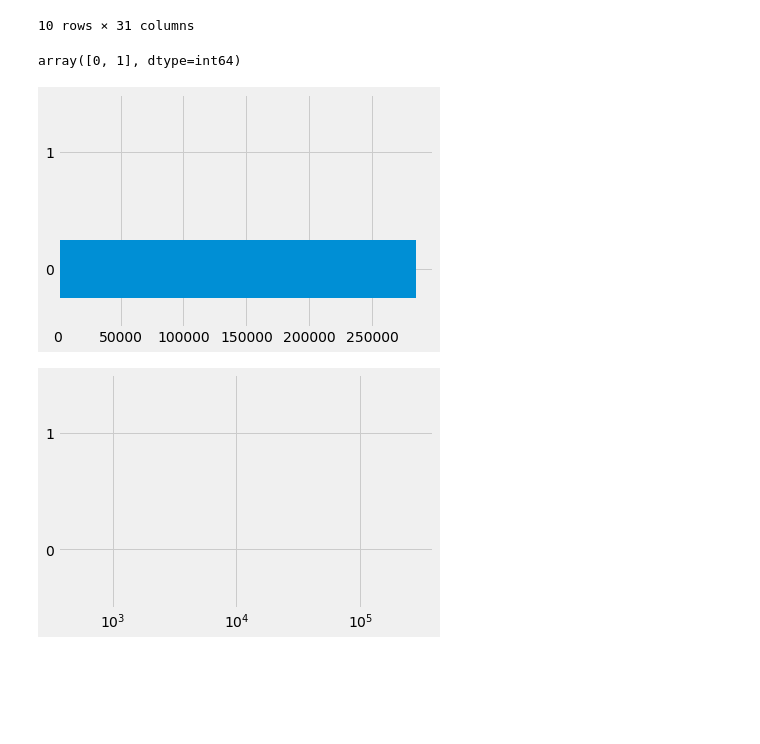
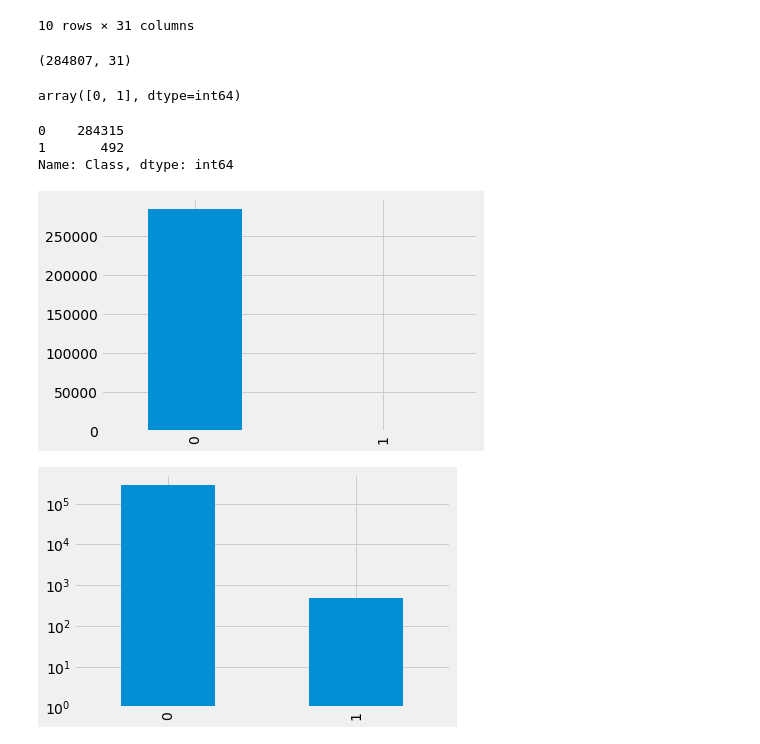
Before and after one commit to VasilyMagay/GeekBrains-DS_Library, a Jupyter notebook: 04. Визуализация данных в Matplotlib.ipynb, the cells around one changed output. Saved outputs shown, nothing was run; the diff lists cells and outputs as text; code cells hidden in the pictures; blank space fills up the shorter version.

```diff
--- a/04. Визуализация данных в Matplotlib.ipynb
+++ b/04. Визуализация данных в Matplotlib.ipynb
@@ -160,22 +152,31 @@ ccfd_df.head(10)
 | 8 | 7.0 | -0.894286 | 0.286157 | -0.113192 | -0.271526 | 2.669599 | 3.721818 | 0.370145 | 0.851084 | -0.392048 | ... | ... |
 | 9 | 9.0 | -0.338262 | 1.119593 | 1.044367 | -0.222187 | 0.499361 | -0.246761 | 0.651583 | 0.069539 | -0.736727 | ... | ... |
 10 rows × 31 columns
+# %%
+ccfd_df.shape
+# %% [output]
+(284807, 31)
 # %%
 ccfd_df["Class"].unique()
 # %% [output]
 array([0, 1], dtype=int64)
 # %%
-vc = ccfd_df.Class.value_counts()
+vc = ccfd_df['Class'].value_counts()
+vc
+# %% [output]
+0    284315
+1       492
+Name: Class, dtype: int64
 # %%
 plt.style.use('fivethirtyeight')
 
-vc.plot(kind="barh")
+vc.plot(kind="bar")
 plt.show()
 # %% [output]
-[figure, old version]
+[figure, new version]
 # %%
-vc = ccfd_df.Class.value_counts()
-vc.plot(kind="barh", logx=True)
+# vc = ccfd_df.Class.value_counts()
+vc.plot(kind="bar", log=True)
 plt.show()
 # %% [output]
-[figure, old version]
+[figure, new version]
```
Also changed, not shown: parts of 3 cells of this notebook, 1 other file.
